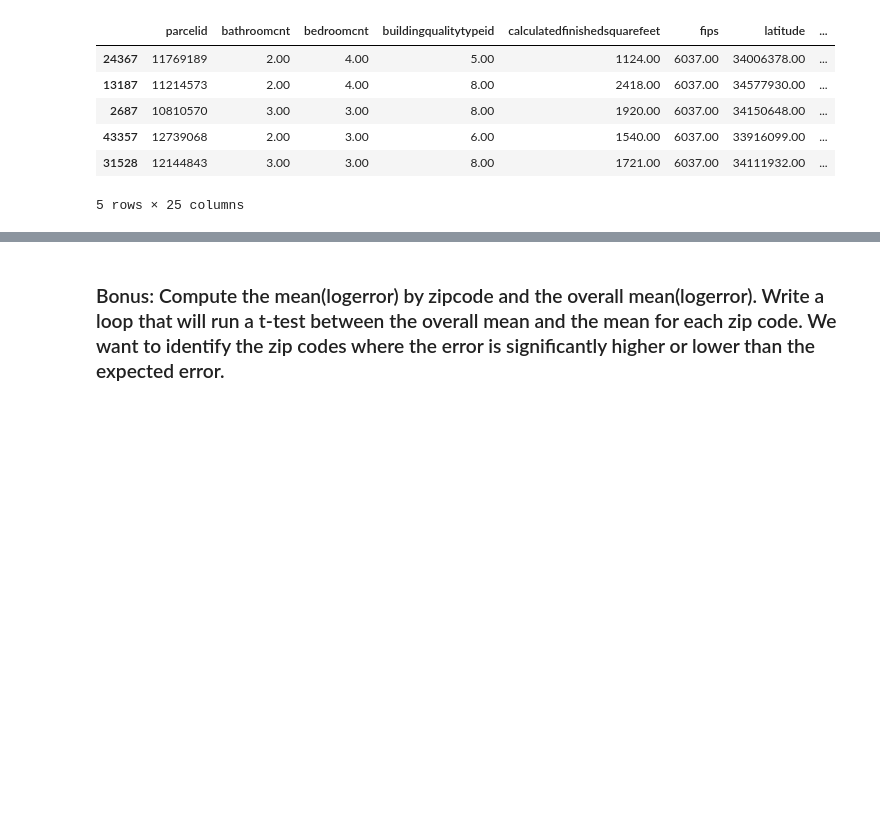
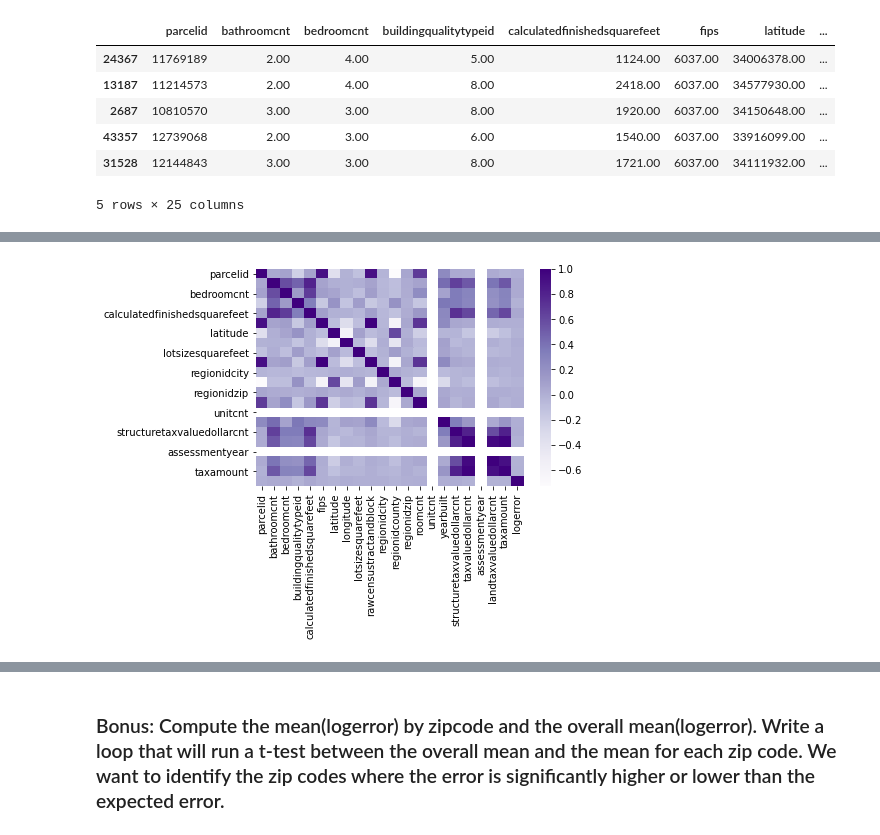
Before and after one commit to aliciag92/clustering-exercises, a Jupyter notebook: explore_zillow.ipynb, the cells around one changed output, grey strips where cells are left out. Drawn from its saved outputs; the diff is of its cells as text; code cells hidden in the pictures; blank space fills up the shorter version.

```diff
--- a/explore_zillow.ipynb
+++ b/explore_zillow.ipynb
@@ -147,0 +185,7 @@ def Min_Max_Scaler(X_train, X_validate, X_test):
+# %%
+#exploring correlation using heatmap
+sns.heatmap(train.corr(), cmap='Purples')
+
+plt.show()
+# %% [output]
+[figure, added]
```
Also changed, not shown: parts of 36 cells of this notebook.
